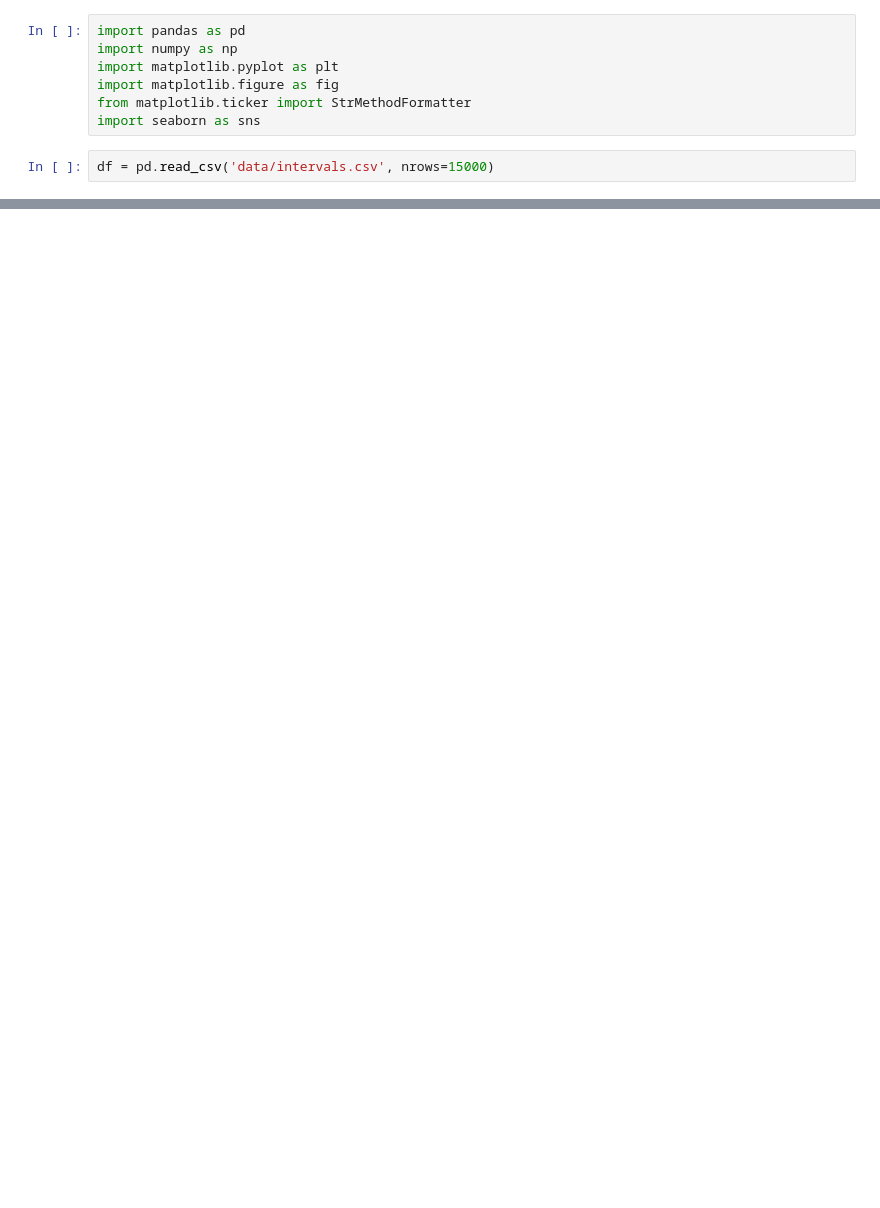
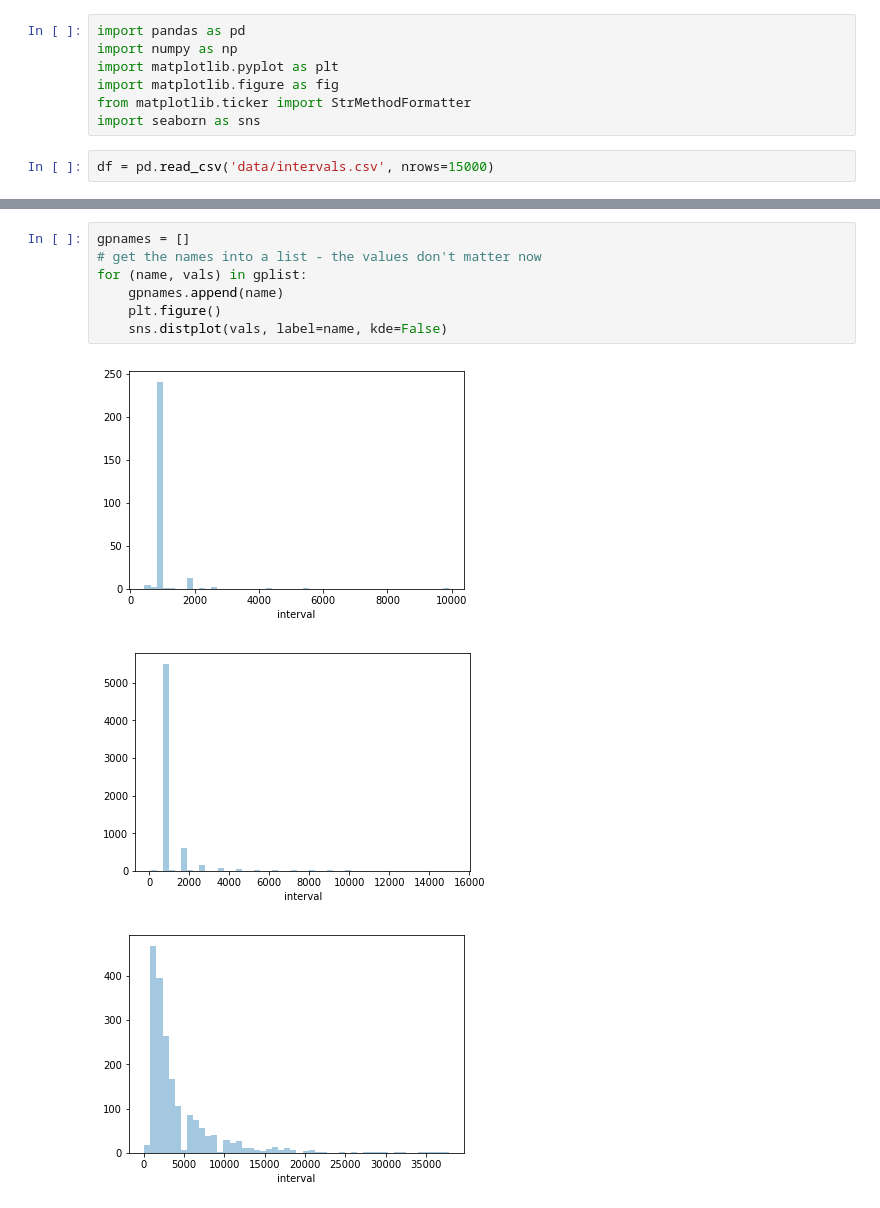
Before and after one commit to davecampbell/data-feeds-analysis, a Jupyter notebook: display_histograms.ipynb, the cells around one changed output, grey strips where cells are left out. Cells and saved outputs as stored; diff of their text form; blank space fills up the shorter version.

```diff
--- a/display_histograms.ipynb
+++ b/display_histograms.ipynb
@@ -114,0 +46,11 @@ sns.distplot(a)
+# %%
+gpnames = []
+# get the names into a list - the values don't matter now
+for (name, vals) in gplist:
+    gpnames.append(name)
+    plt.figure()
+    sns.distplot(vals, label=name, kde=False)
+# %% [output]
+[figure, added]
+[figure, added]
+[figure, added]
```
Also changed, not shown: parts of 16 cells of this notebook.
